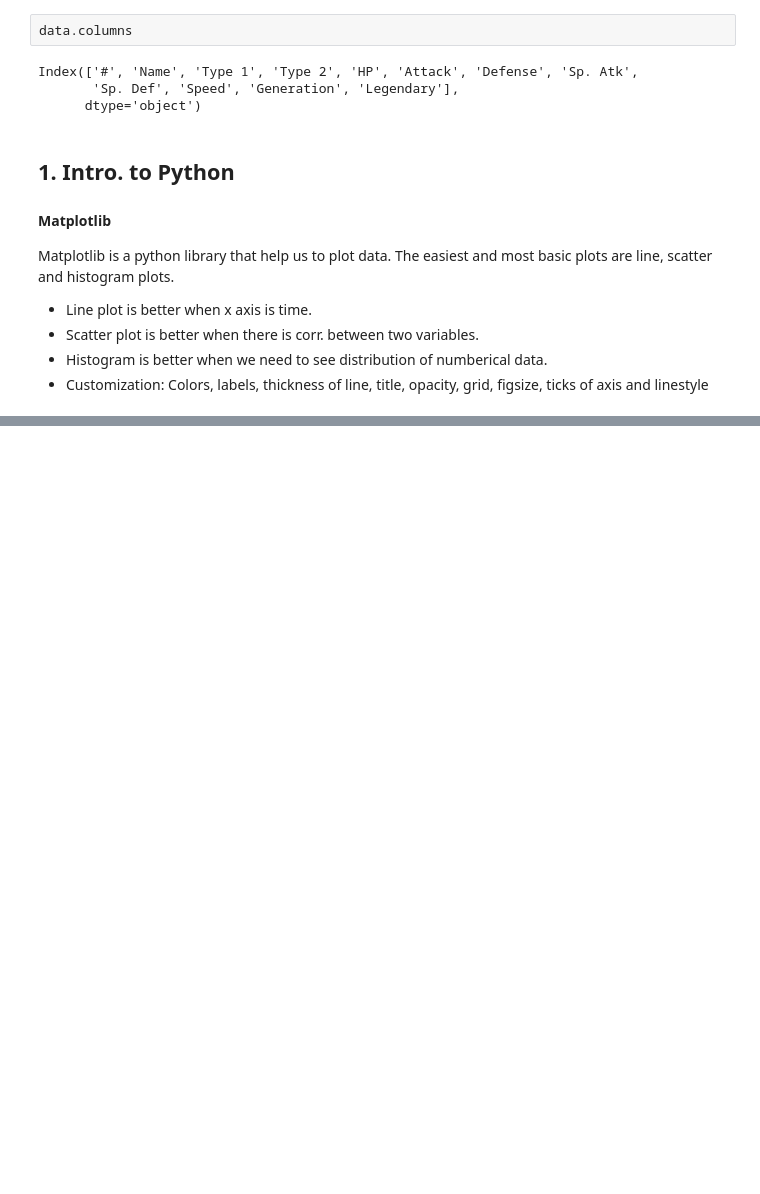
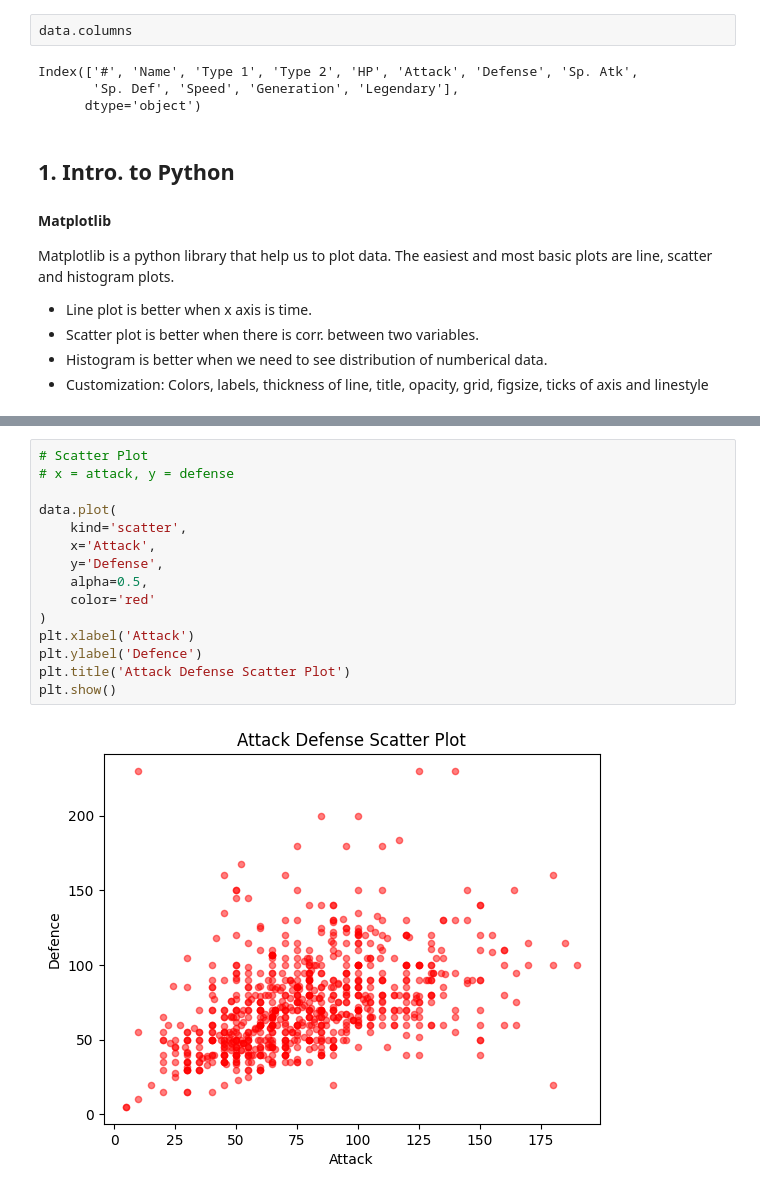
Before and after one commit to TOM-TITO-coder/data_science_first_step, a Jupyter notebook: python-ds/intro.ipynb, the cells around one changed output, grey strips where cells are left out. Drawn from its saved outputs; the diff is of its cells as text; blank space fills up the shorter version.

```diff
--- a/python-ds/intro.ipynb
+++ b/python-ds/intro.ipynb
@@ -87,0 +105,17 @@ Matplotlib is a python library that help us to plot data. The easiest and most b
+# %%
+# Scatter Plot
+# x = attack, y = defense
+
+data.plot(
+    kind='scatter',
+    x='Attack',
+    y='Defense',
+    alpha=0.5,
+    color='red'
+)
+plt.xlabel('Attack')
+plt.ylabel('Defence')
+plt.title('Attack Defense Scatter Plot')
+plt.show()
+# %% [output]
+[figure, added]
```
Also changed, not shown: parts of 81 cells of this notebook.
